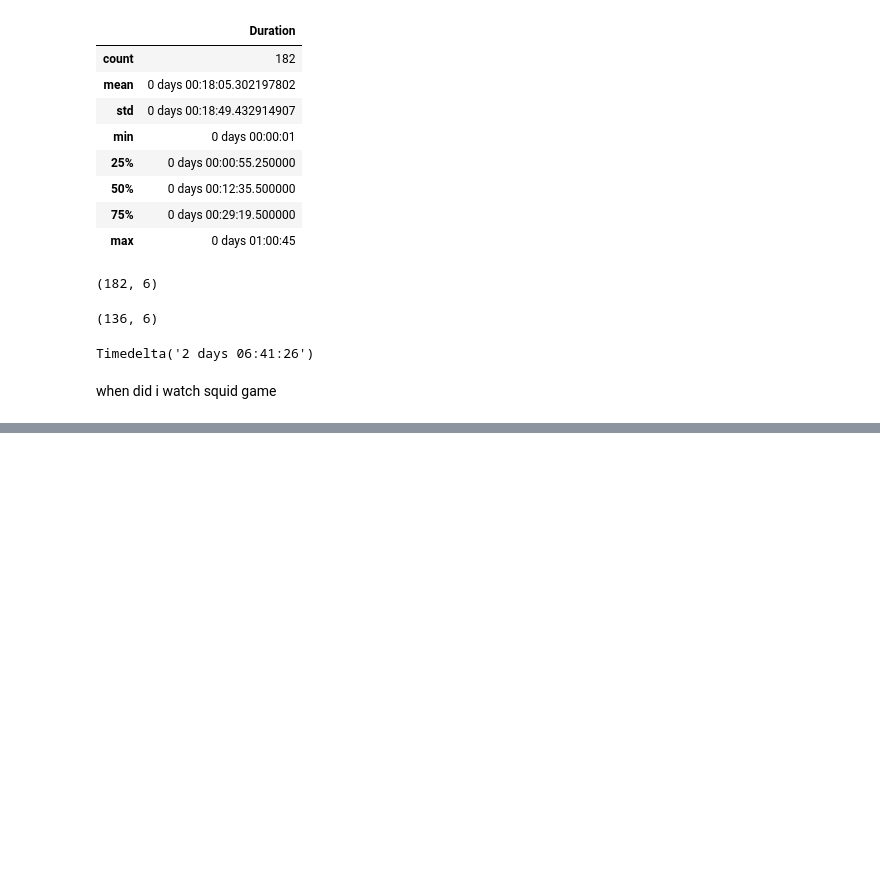
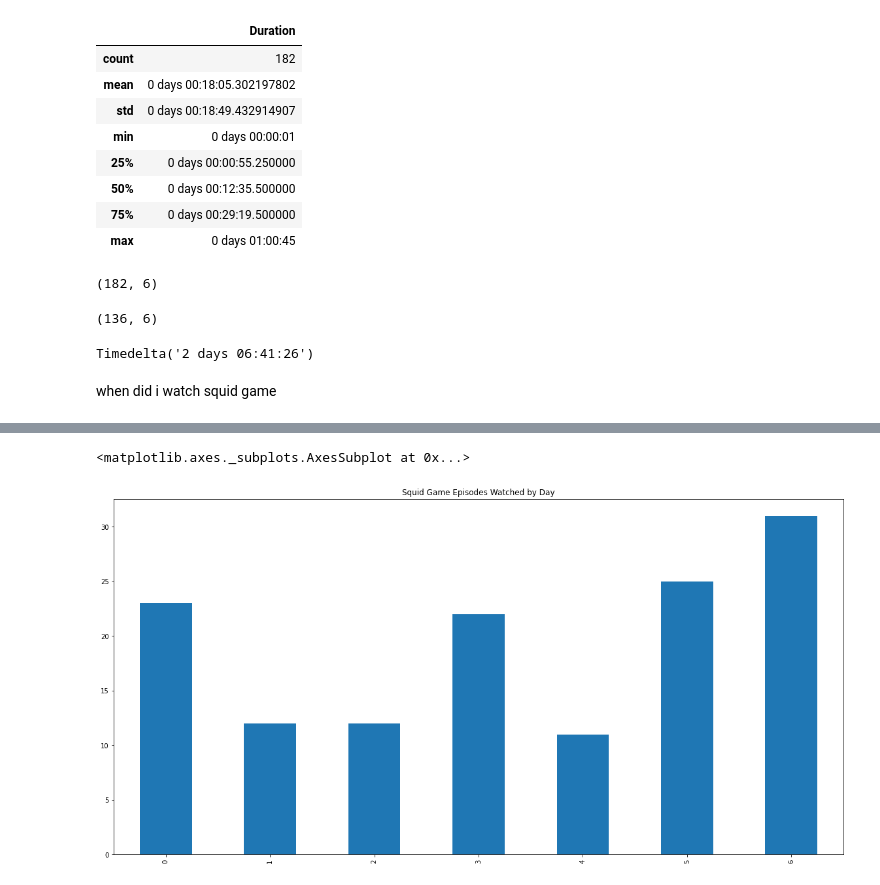
Before and after one commit to gigikenneth/netflix, a Jupyter notebook: netflix_data.ipynb, the cells around one changed output, grey strips where cells are left out. Saved outputs shown, nothing was run; the diff lists cells and outputs as text; code cells hidden in the pictures; blank space fills up the shorter version.

```diff
--- a/netflix_data.ipynb
+++ b/netflix_data.ipynb
@@ -147,0 +148,8 @@ matplotlib
+# %%
+#set our categorical and define the order so the days are plotted Monday-Sunday
+squid['weekday'] = pd.Categorical(squid['weekday'], categories = [0,1,2,3,4,5,6], ordered=True)
+# %%
+squid_day_by_day = squid['weekday'].value_counts()
+# %%
+#sort the index using our categorical
+squid_day_by_day = squid_day_by_day.sort_index()
@@ -147,0 +160,5 @@ matplotlib
+# %%
+squid_day_by_day.plot(kind='bar', figsize=(20,10), title='Squid Game Episodes Watched by Day')
+# %% [output]
+<matplotlib.axes._subplots.AxesSubplot at 0x...>
+[figure, added]
```
Also changed, not shown: parts of 3 cells of this notebook.
